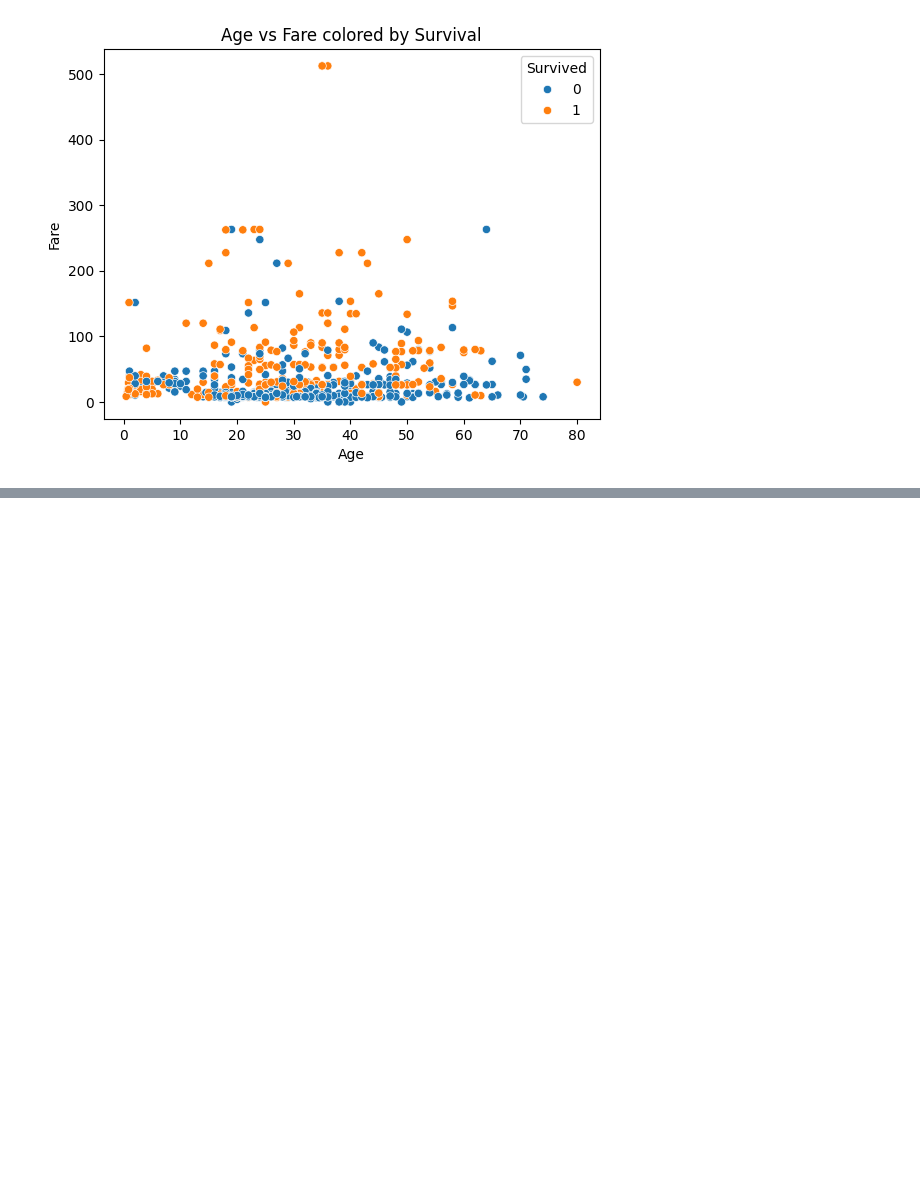
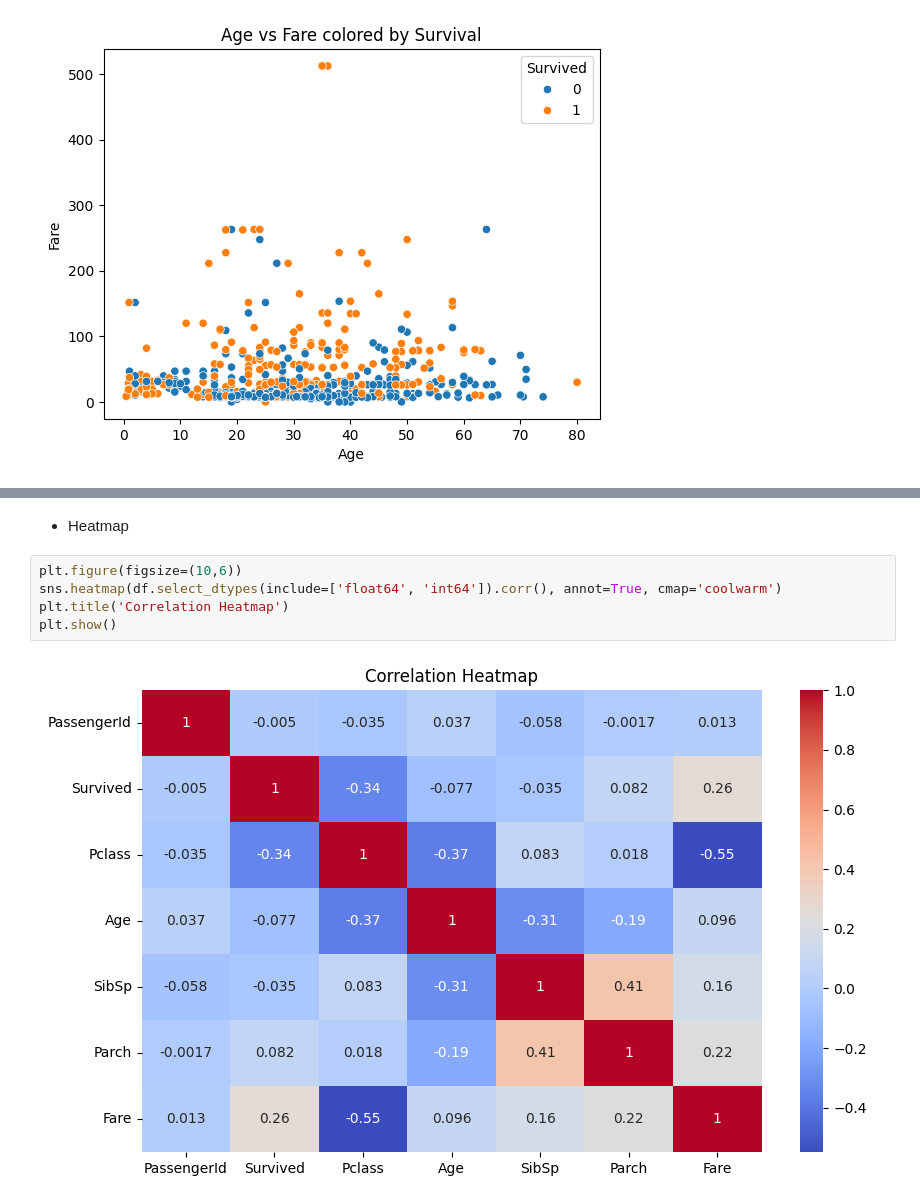
Before and after one commit to Sinchan08/Elevate_Task5, a Jupyter notebook: Task5.ipynb, the cells around one changed output, grey strips where cells are left out. Saved outputs shown, nothing was run; the diff lists cells and outputs as text; blank space fills up the shorter version.

```diff
--- a/Task5.ipynb
+++ b/Task5.ipynb
@@ -165,0 +194,9 @@ plt.show()
+# %% [markdown]
+- Heatmap
+# %%
+plt.figure(figsize=(10,6))
+sns.heatmap(df.select_dtypes(include=['float64', 'int64']).corr(), annot=True, cmap='coolwarm')
+plt.title('Correlation Heatmap')
+plt.show()
+# %% [output]
+[figure, added]
```
Also changed, not shown: parts of 13 cells of this notebook.
